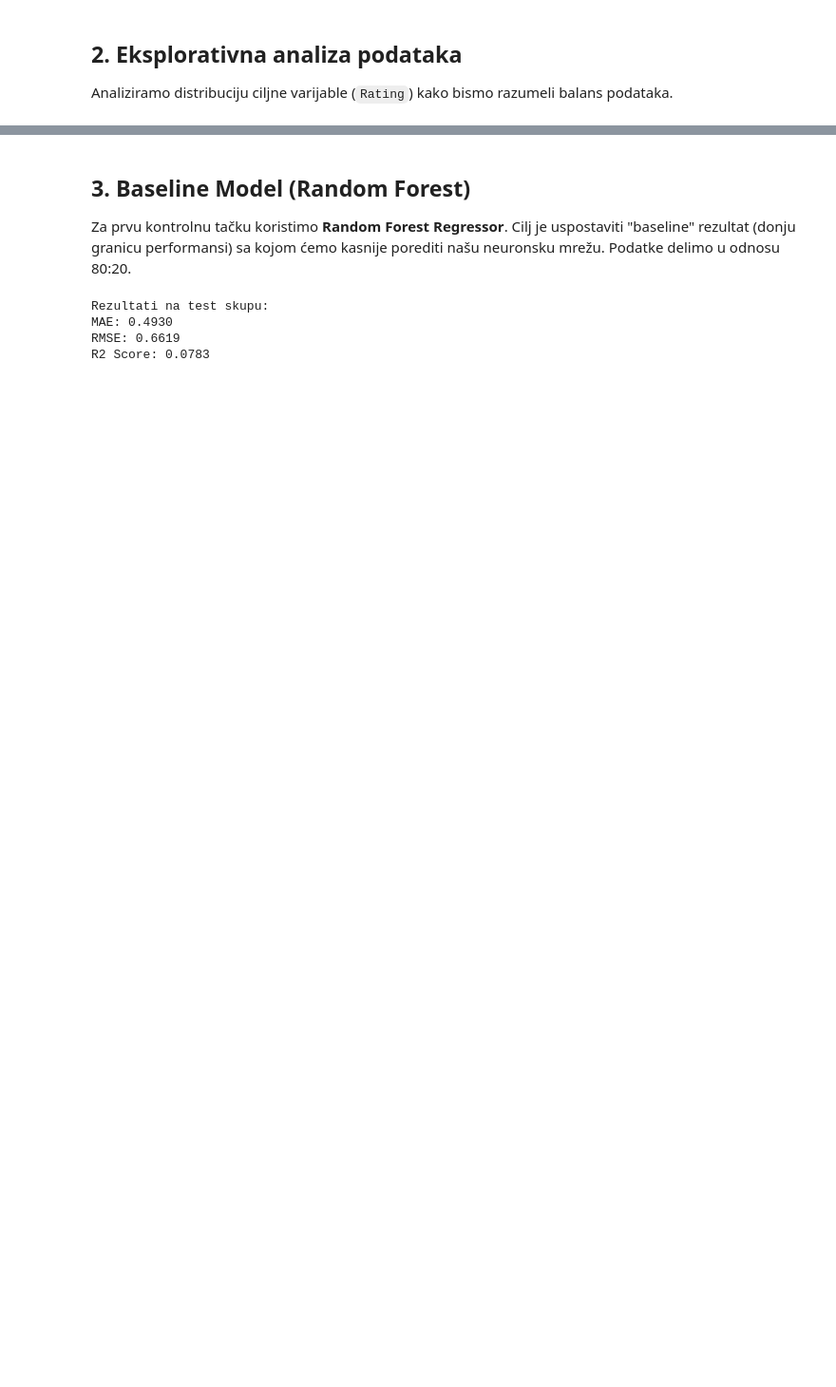
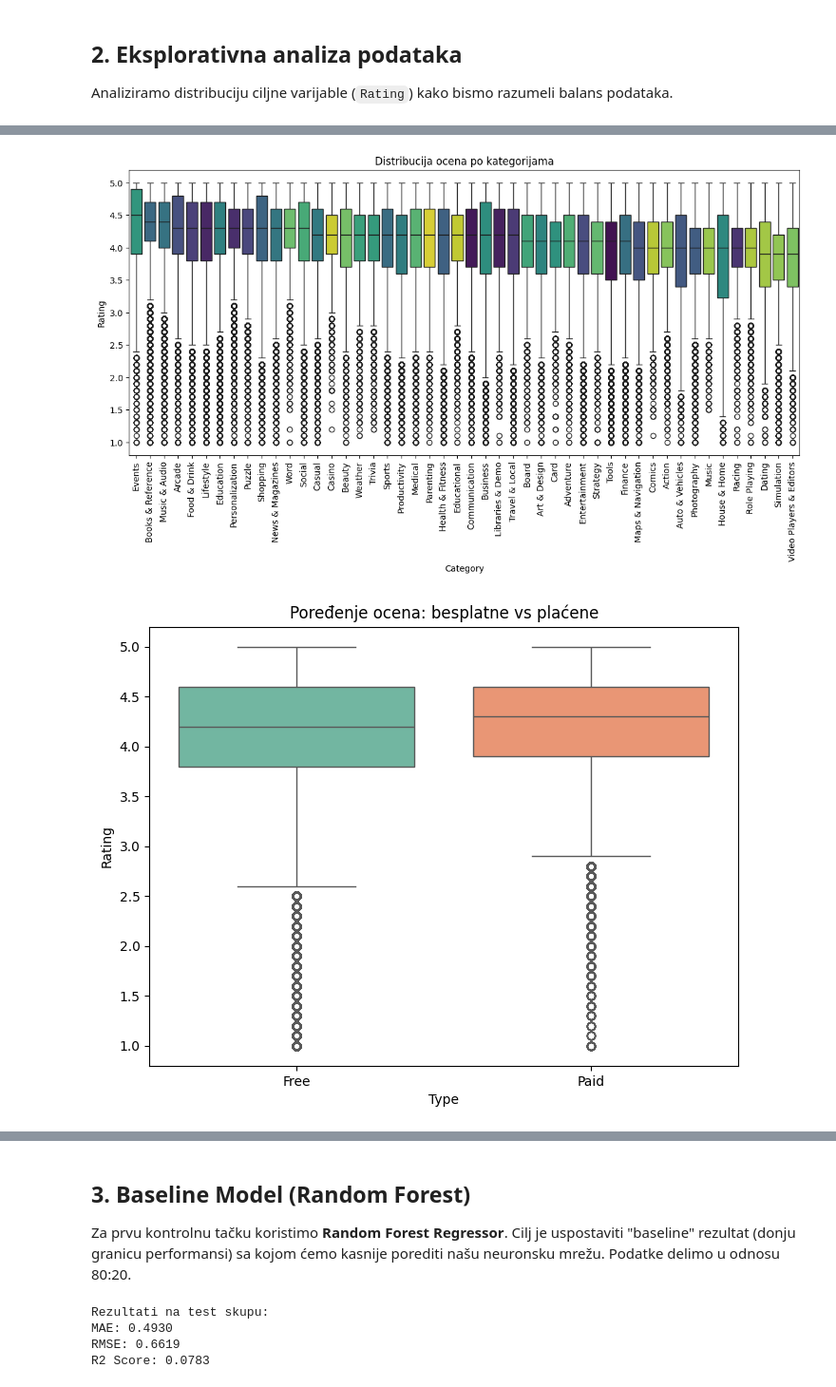
Before and after one commit to LukaSavkov/siap-projekcija-uspesnosti-mobilne-app, a Jupyter notebook: prva_kontrolna_tacka.ipynb, the cells around one changed output, grey strips where cells are left out. Shown at 95% size. Drawn from its saved outputs; the diff is of its cells as text; code cells hidden in the pictures; blank space fills up the shorter version.

```diff
--- a/prva_kontrolna_tacka.ipynb
+++ b/prva_kontrolna_tacka.ipynb
@@ -93,9 +55,11 @@ Ispitujemo korelaciju između numeričkih atributa (Cena, Veličina, Broj instal
 # %%
-numeric_cols = ['Rating', 'Size_MB', 'Minimum Installs', 'Price']
-plt.figure(figsize=(8, 6))
-sns.heatmap(df[numeric_cols].corr(), annot=True, cmap='coolwarm', fmt=".2f")
-plt.title('Korelaciona matrica')
-plt.show()
+utils.plot_correlations(df)
+
+utils.plot_category_impact(df)
+
+utils.plot_price_impact(df)
 # %% [output]
 [figure]
+[figure, added]
+[figure, added]
 # %% [markdown]
```
Also changed, not shown: parts of 25 cells of this notebook, 1 other file.
